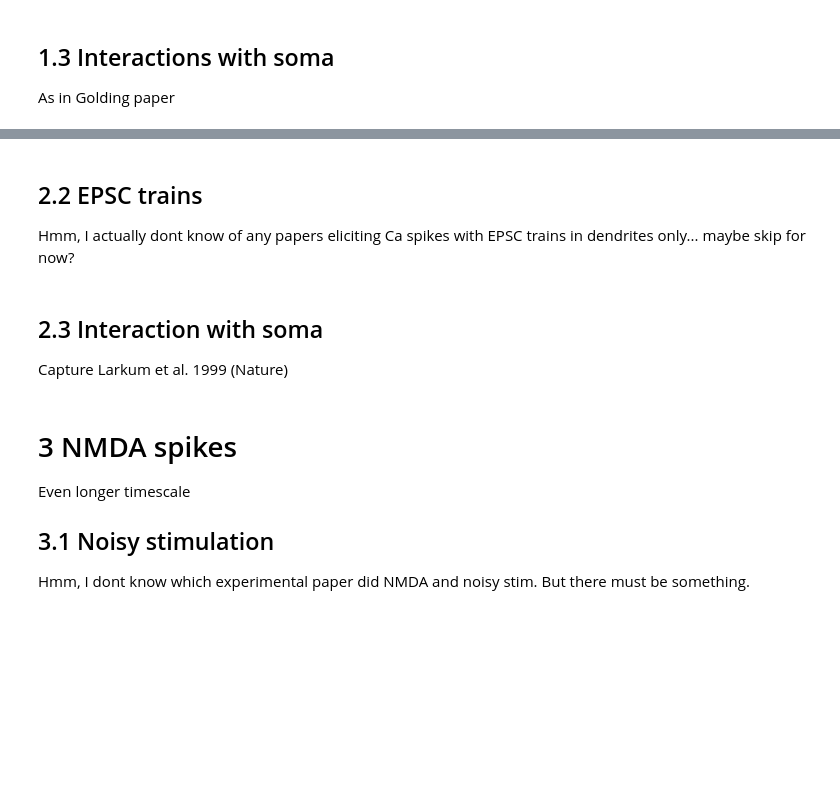
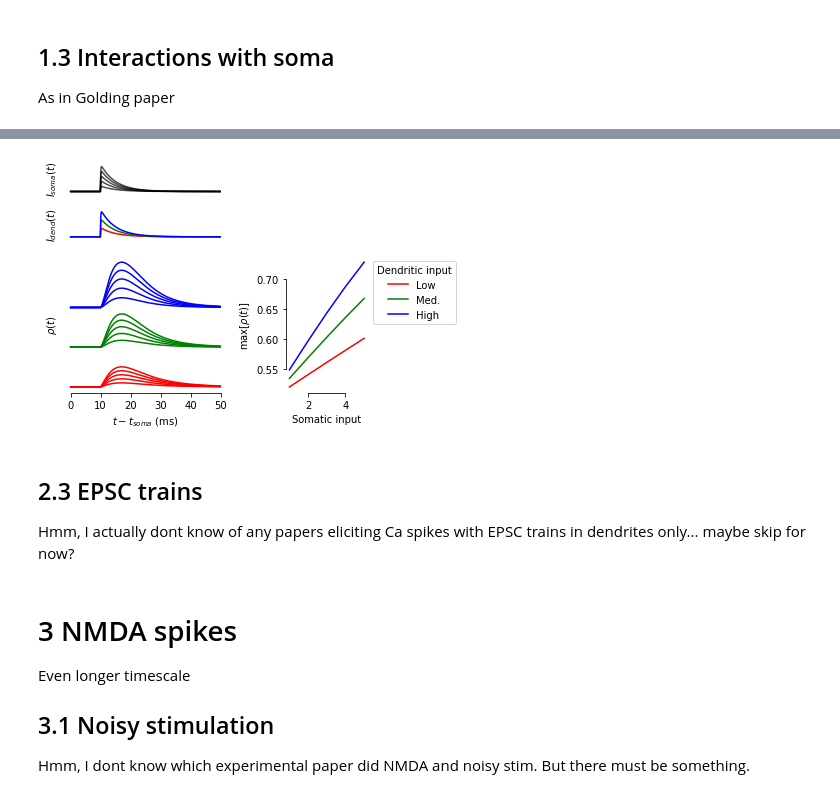
Before and after one commit to nauralcodinglab/linear-nonlinear-dendrites, a Jupyter notebook: LNL_Notes.ipynb, the cells around one changed output, grey strips where cells are left out. Saved outputs shown, nothing was run; the diff lists cells and outputs as text; code cells hidden in the pictures; blank space fills up the shorter version.

```diff
--- a/LNL_Notes.ipynb
+++ b/LNL_Notes.ipynb
@@ -148,11 +251,65 @@ As in Larkum et a. 2006
+# %%
+# Set up graded inputs
+graded_input = delayed_pulse(10, 50)
+graded_input.replicate(5)
+intensities = np.arange(1, 6, 1)
+graded_input.command *= intensities[:, np.newaxis]
+
+# Generat figure
+fig_grid = gs.GridSpec(3, 2, height_ratios=[0.2, 0.2, 1], width_ratios=[1, 0.5])
+
+plt.subplot(fig_grid[0, 0])
+plt.plot(graded_input.command.T, color='k', alpha=0.7)
+pltools.hide_border()
+plt.ylabel('$I_{soma}(t)$')
+plt.xlabel('')
+
+input_ax = plt.subplot(fig_grid[1, 0])
+plt.plot(graded_input.command[0, :], color='r')
+plt.plot(graded_input.command[1, :], color='g')
+plt.plot(graded_input.command[2, :], color='b')
+pltools.hide_border()
+
+output_ax = plt.subplot(fig_grid[2, 0])
+output_ax.set_ylabel('$\\rho(t)$')
+
+max_responses = []
+for i, (color, dendritic_intensity) in enumerate(zip(['r', 'g', 'b'], range(0, 5, 2))):
+    for somatic_intensity in range(0, 5):
+        response = larkum_model(
+            0.2 * graded_input.command[somatic_intensity, :].flatten(),
+            2 * graded_input.command[dendritic_intensity, :].flatten()
+        )
+        max_responses.append(response.max())
+        output_ax.plot(
+            graded_input.time_supp,
+            i * 0.2 + response,
+            color=color
+        )
+
+# Set axis labels for traces.
+input_ax.set_xlabel('')
+input_ax.set_ylabel('$I_{dend}(t)$')
+output_ax.set_xlabel('$t - t_{soma}$ (ms)')
+pltools.hide_border('trl', trim=True, ax=output_ax)
+
+max_responses = np.reshape(max_responses, (3, 5))
+
+plt.subplot(fig_grid[2, 1])
+for i, (col, lab) in enumerate(zip(['r', 'g', 'b'], ['Low', 'Med.', 'High'])):
+    plt.plot(intensities, max_responses[i], color=col, label=lab)
+plt.legend(title='Dendritic input', loc='upper left', bbox_to_anchor=(1, 1))
+plt.xlabel('Somatic input')
+plt.ylabel('$\\mathrm{max}[\\rho(t)]$')
+pltools.hide_border('tr', trim=True)
+
+plt.tight_layout()
+# %% [output]
+[figure, added]
 # %% [markdown]
-## 2.2 EPSC trains
+## 2.3 EPSC trains
 
 Hmm, I actually dont know of any papers eliciting Ca spikes with EPSC trains in dendrites only... maybe skip for now?
-# %% [markdown]
-## 2.3 Interaction with soma
-
-Capture Larkum et al. 1999 (Nature)
 # %% [markdown]
 # 3 NMDA spikes
 
```
Also changed, not shown: parts of 7 cells of this notebook, 1 other file.
